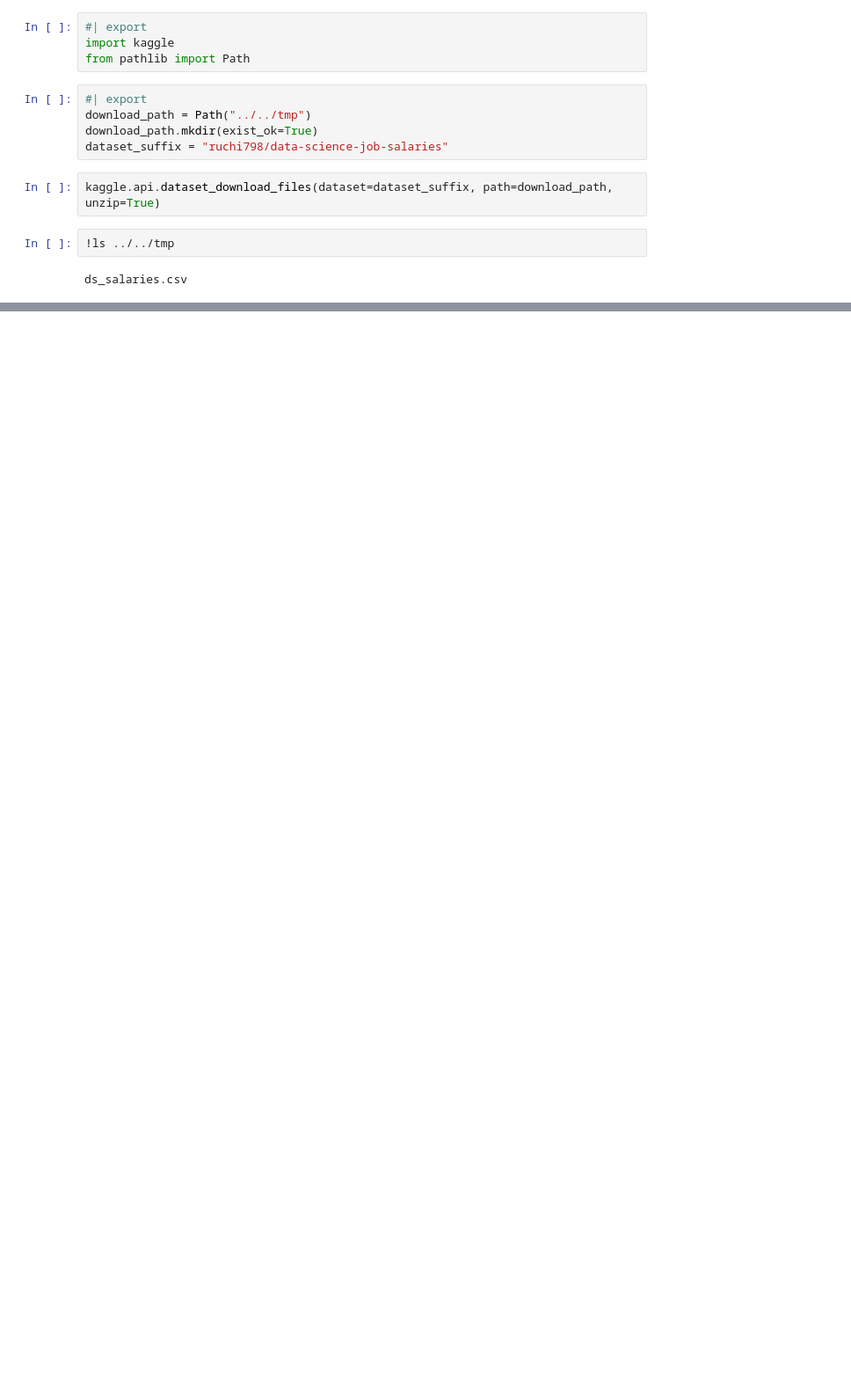
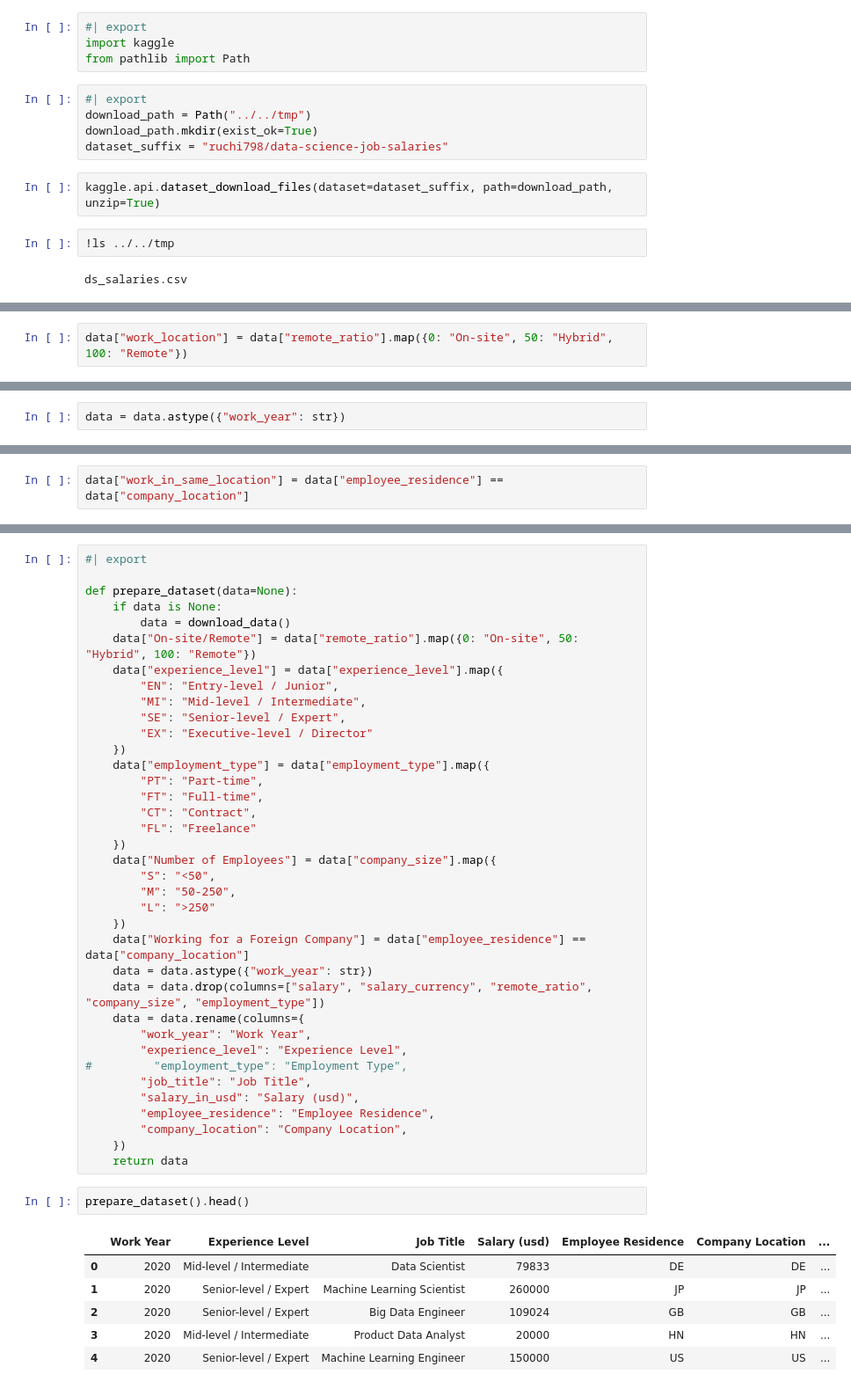
Before and after one commit to daniilgaltsev/dataviz_course, a Jupyter notebook: nbs/01_exploring_the_data.ipynb, the cells around one changed output, grey strips where cells are left out. Shown at 88% size. Cells and saved outputs as stored; diff of their text form; blank space fills up the shorter version.

```diff
--- a/nbs/01_exploring_the_data.ipynb
+++ b/nbs/01_exploring_the_data.ipynb
@@ -41,0 +91,2 @@ data.head()
+# %%
+data["work_location"] = data["remote_ratio"].map({0: "On-site", 50: "Hybrid", 100: "Remote"})
@@ -41,0 +102,2 @@ data.head()
+# %%
+data = data.astype({"work_year": str})
@@ -41,0 +130,2 @@ data.head()
+# %%
+data["work_in_same_location"] = data["employee_residence"] == data["company_location"]
@@ -41,0 +198,46 @@ data.head()
+# %%
+#| export
+
+def prepare_dataset(data=None):
+    if data is None:
+        data = download_data()
+    data["On-site/Remote"] = data["remote_ratio"].map({0: "On-site", 50: "Hybrid", 100: "Remote"})
+    data["experience_level"] = data["experience_level"].map({
+        "EN": "Entry-level / Junior",
+        "MI": "Mid-level / Intermediate",
+        "SE": "Senior-level / Expert",
+        "EX": "Executive-level / Director"
+    })
+    data["employment_type"] = data["employment_type"].map({
+        "PT": "Part-time",
+        "FT": "Full-time",
+        "CT": "Contract",
+        "FL": "Freelance"
+    })
+    data["Number of Employees"] = data["company_size"].map({
+        "S": "<50",
+        "M": "50-250",
+        "L": ">250"
+    })
+    data["Working for a Foreign Company"] = data["employee_residence"] == data["company_location"]
+    data = data.astype({"work_year": str})
+    data = data.drop(columns=["salary", "salary_currency", "remote_ratio", "company_size", "employment_type"])
+    data = data.rename(columns={
+        "work_year": "Work Year",
+        "experience_level": "Experience Level",
+#         "employment_type": "Employment Type",
+        "job_title": "Job Title",
+        "salary_in_usd": "Salary (usd)",
+        "employee_residence": "Employee Residence",
+        "company_location": "Company Location",
+    })
+    return data
+# %%
+prepare_dataset().head()
+# %% [output]
+|  | Work Year | Experience Level | Job Title | Salary (usd) | Employee Residence | Company Location | ... |
+| 0 | 2020 | Mid-level / Intermediate | Data Scientist | 79833 | DE | DE | ... |
+| 1 | 2020 | Senior-level / Expert | Machine Learning Scientist | 260000 | JP | JP | ... |
+| 2 | 2020 | Senior-level / Expert | Big Data Engineer | 109024 | GB | GB | ... |
+| 3 | 2020 | Mid-level / Intermediate | Product Data Analyst | 20000 | HN | HN | ... |
+| 4 | 2020 | Senior-level / Expert | Machine Learning Engineer | 150000 | US | US | ... |
```
Also changed, not shown: parts of 19 cells of this notebook, 3 other files.
